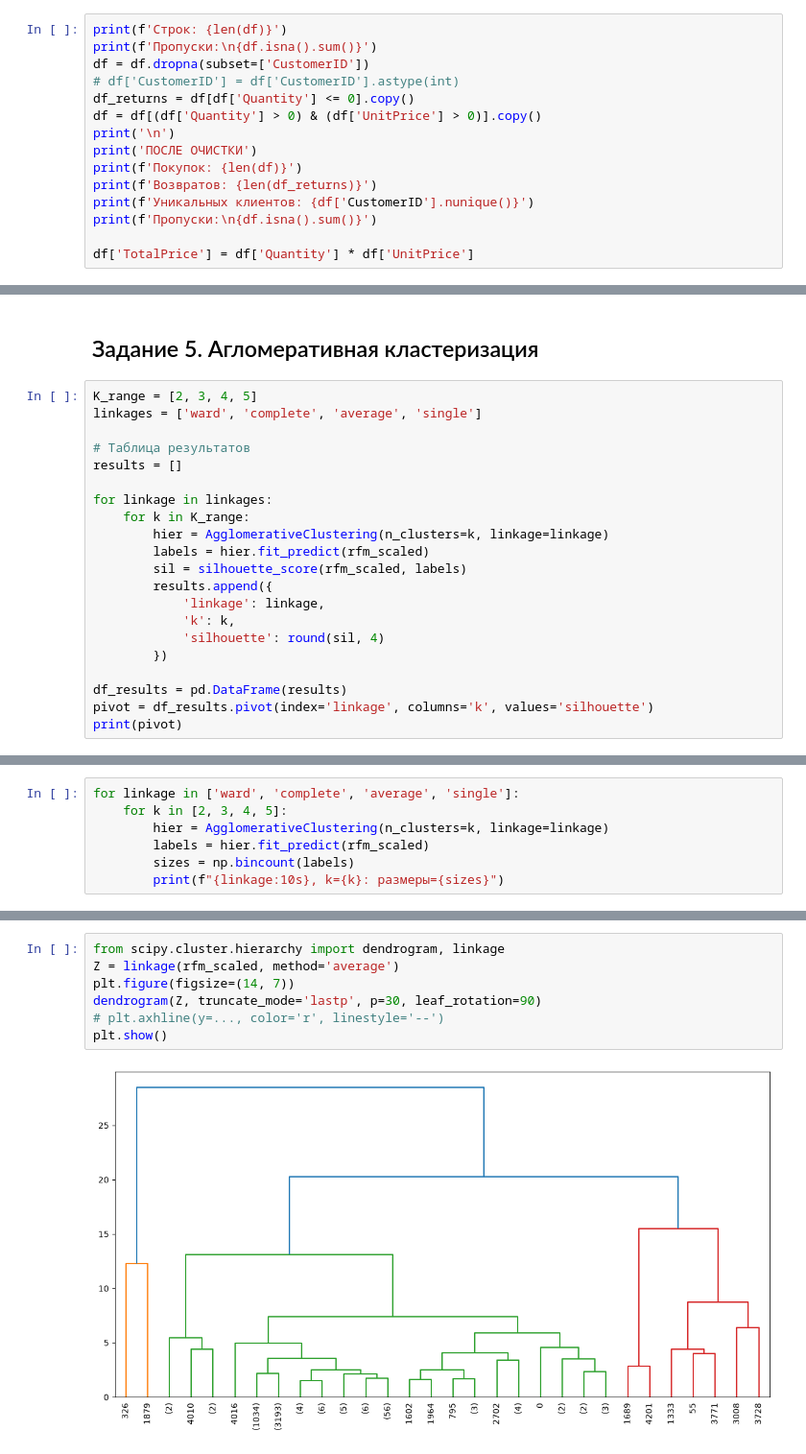
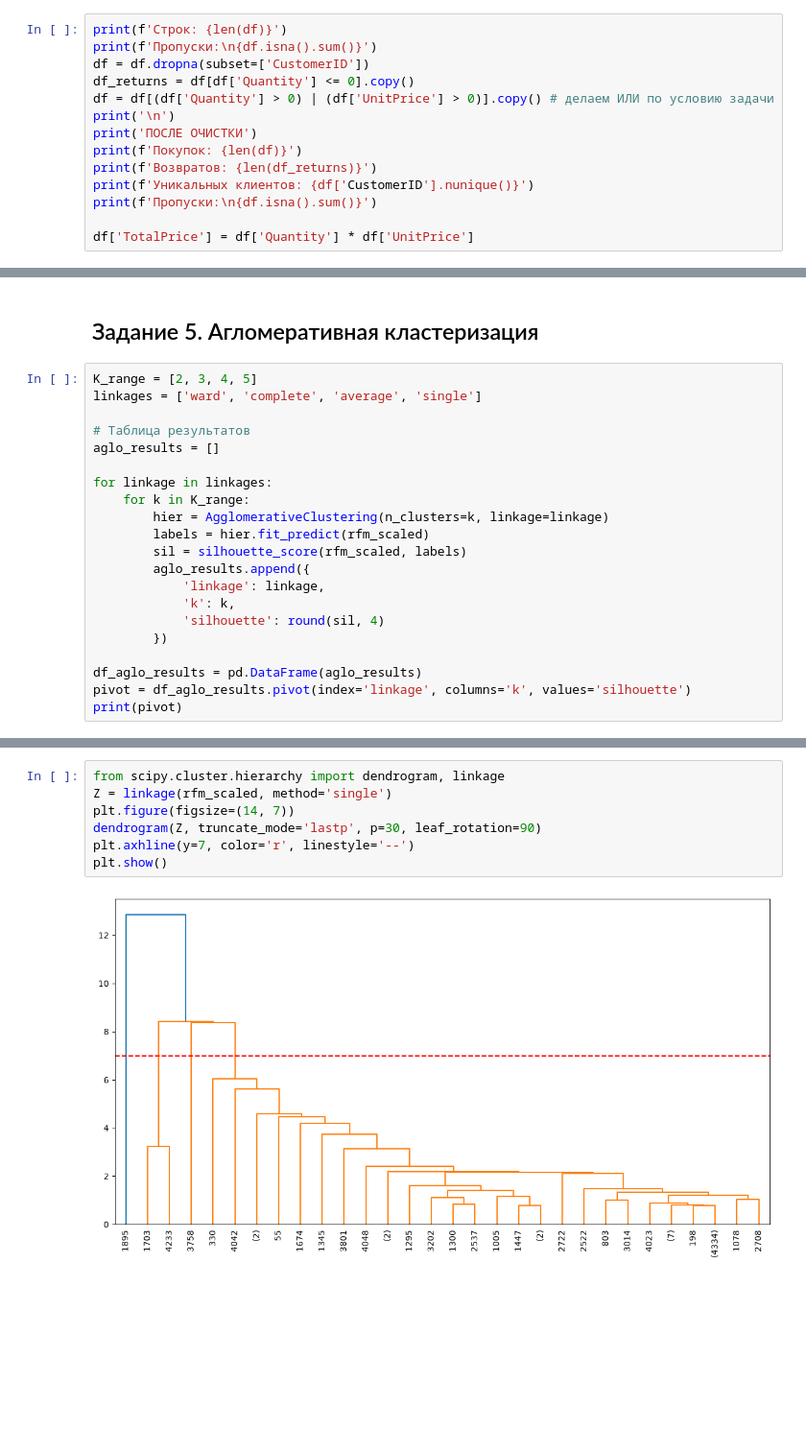
Before and after one commit to RuslanVdovinn/asu, a Jupyter notebook: asu_mo/cluster_analysis/exercise/cluster.ipynb, the cells around one changed output, grey strips where cells are left out. Shown at 96% size. Saved outputs shown, nothing was run; the diff lists cells and outputs as text; blank space fills up the shorter version.

Commit message:
mo: exercise cluster done

```diff
--- a/asu_mo/cluster_analysis/exercise/cluster.ipynb
+++ b/asu_mo/cluster_analysis/exercise/cluster.ipynb
@@ -49,9 +49,8 @@ df.head()
 print(f'Строк: {len(df)}')
 print(f'Пропуски:\n{df.isna().sum()}')
 df = df.dropna(subset=['CustomerID'])
-# df['CustomerID'] = df['CustomerID'].astype(int)
 df_returns = df[df['Quantity'] <= 0].copy()
-df = df[(df['Quantity'] > 0) & (df['UnitPrice'] > 0)].copy()
+df = df[(df['Quantity'] > 0) | (df['UnitPrice'] > 0)].copy() # делаем ИЛИ по условию задачи
 print('\n')
 print('ПОСЛЕ ОЧИСТКИ')
 print(f'Покупок: {len(df)}')
@@ -390,21 +406,21 @@ K_range = [2, 3, 4, 5]
 linkages = ['ward', 'complete', 'average', 'single']
 
 # Таблица результатов
-results = []
+aglo_results = []
 
 for linkage in linkages:
     for k in K_range:
         hier = AgglomerativeClustering(n_clusters=k, linkage=linkage)
         labels = hier.fit_predict(rfm_scaled)
         sil = silhouette_score(rfm_scaled, labels)
-        results.append({
+        aglo_results.append({
             'linkage': linkage,
             'k': k,
             'silhouette': round(sil, 4)
         })
 
-df_results = pd.DataFrame(results)
-pivot = df_results.pivot(index='linkage', columns='k', values='silhouette')
+df_aglo_results = pd.DataFrame(aglo_results)
+pivot = df_aglo_results.pivot(index='linkage', columns='k', values='silhouette')
 print(pivot)
 # %% [output]
 k              2       3       4       5
@@ -435,7 +431,0 @@ rfm_scaled std:  [1. 1. 1.]
-# %%
-for linkage in ['ward', 'complete', 'average', 'single']:
-    for k in [2, 3, 4, 5]:
-        hier = AgglomerativeClustering(n_clusters=k, linkage=linkage)
-        labels = hier.fit_predict(rfm_scaled)
-        sizes = np.bincount(labels)
-        print(f"{linkage:10s}, k={k}: размеры={sizes}")
@@ -459,9 +432,9 @@ single    , k=5: размеры=[4333    2    1    1    1]
 # %%
 from scipy.cluster.hierarchy import dendrogram, linkage
-Z = linkage(rfm_scaled, method='average')
+Z = linkage(rfm_scaled, method='single')
 plt.figure(figsize=(14, 7))
 dendrogram(Z, truncate_mode='lastp', p=30, leaf_rotation=90)
-# plt.axhline(y=..., color='r', linestyle='--')
+plt.axhline(y=7, color='r', linestyle='--')
 plt.show()
 # %% [output]
-[figure, old version]
+[figure, new version]
```
Also changed, not shown: parts of 36 cells of this notebook.
